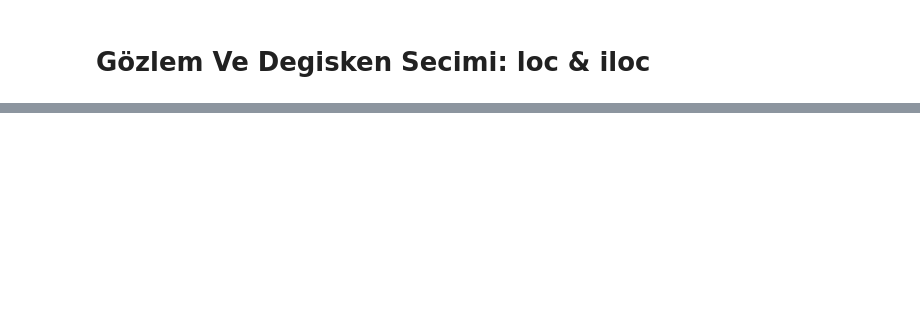
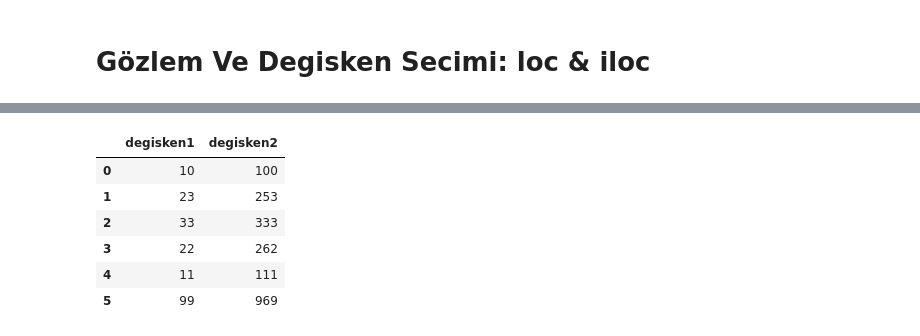
Before and after one commit to IbrahimErkan/Python-Programlama, a Jupyter notebook: DataManipulation-PANDAS.ipynb, the cells around one changed output, grey strips where cells are left out. Saved outputs shown, nothing was run; the diff lists cells and outputs as text; code cells hidden in the pictures; blank space fills up the shorter version.

```diff
--- a/DataManipulation-PANDAS.ipynb
+++ b/DataManipulation-PANDAS.ipynb
@@ -1018,0 +1049,14 @@ df.groupby("gruplar").filter(filter_func)
+# %%
+df = pd.DataFrame({
+                 'degisken1': [10,23,33,22,11,99],
+                 'degisken2': [100,253,333,262,111,969]},
+                columns = ['degisken1', 'degisken2'])
+df
+# %% [output]
+|  | degisken1 | degisken2 |
+| 0 | 10 | 100 |
+| 1 | 23 | 253 |
+| 2 | 33 | 333 |
+| 3 | 22 | 262 |
+| 4 | 11 | 111 |
+| 5 | 99 | 969 |
```
Also changed, not shown: parts of 143 cells of this notebook.
